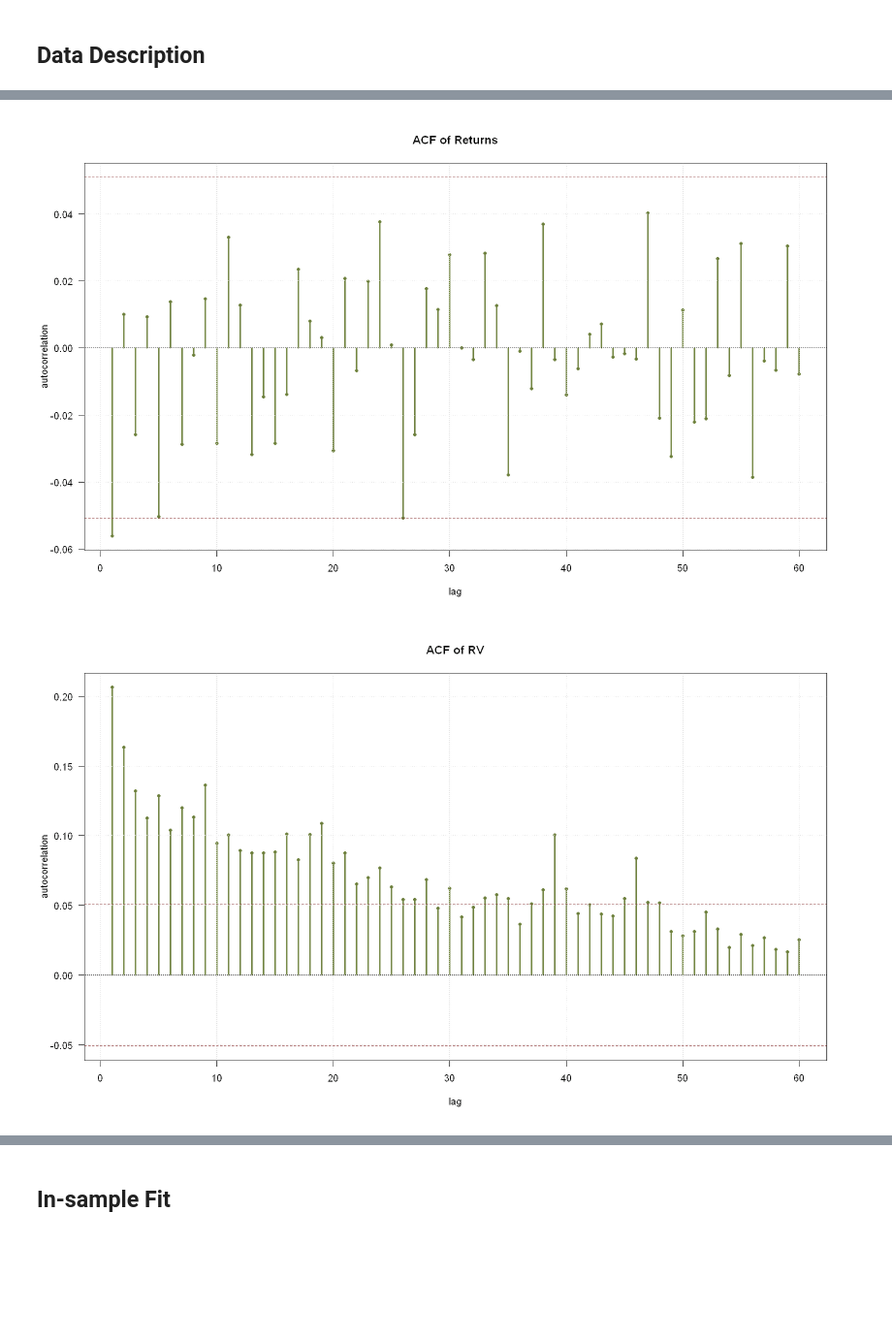
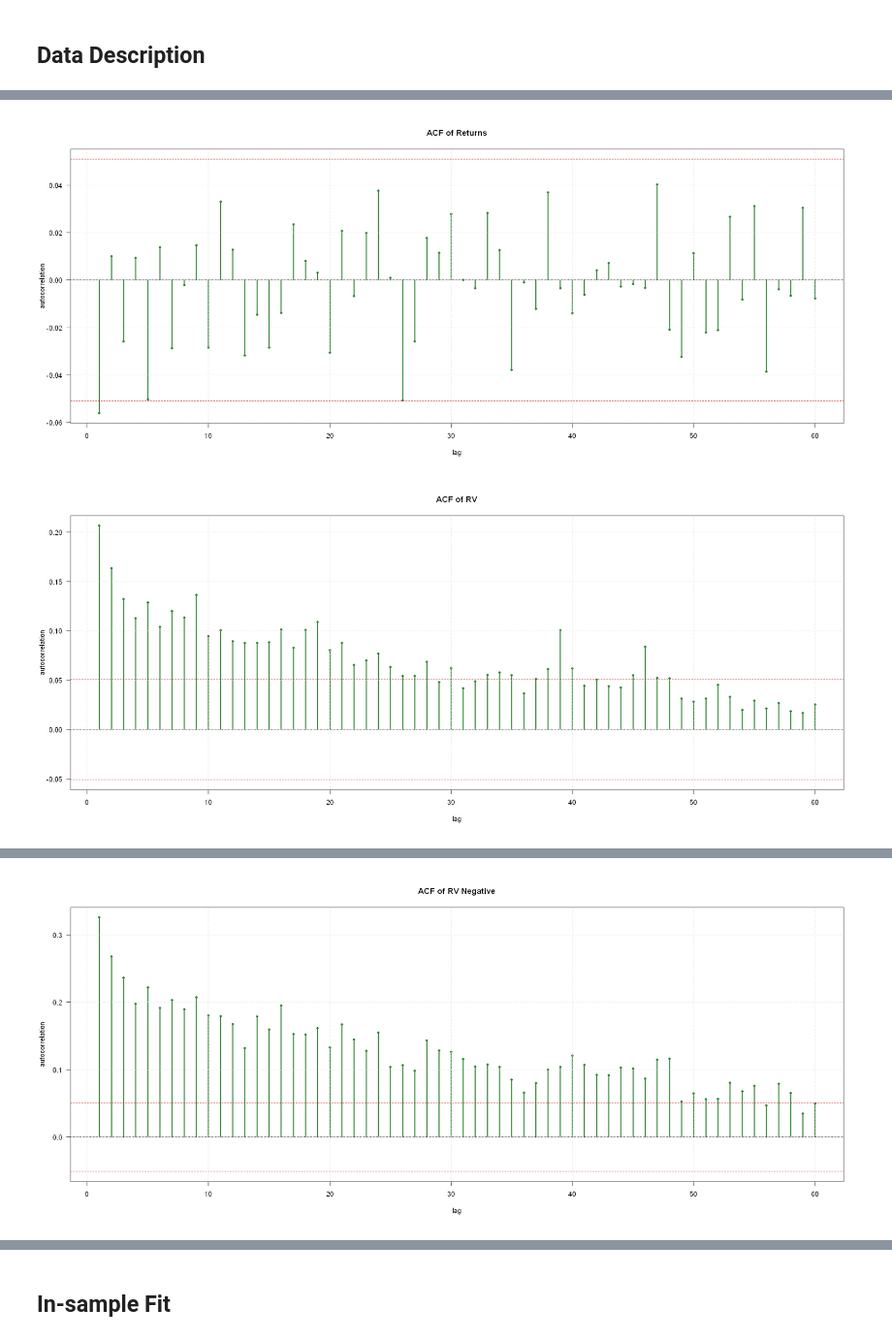
Before and after one commit to marketaondrejova/Finecox-final-project, a Jupyter notebook: Project.ipynb, the cells around one changed output, grey strips where cells are left out. Shown at 97% size. Drawn from its saved outputs; the diff is of its cells as text; code cells hidden in the pictures; blank space fills up the shorter version.

```diff
--- a/Project.ipynb
+++ b/Project.ipynb
@@ -12,14 +15,14 @@ library(modelsummary)
 # %%
 # color palette
 my_cols <- c(
-  navy   = "#3F5364",
-  red    = "#8B3A3A",
-  green  = "#6B7D3C",
-  purple = "#6A5A73",
-  brown  = "#8A6F4D",
-  ochre  = "#B08A3C",
-  gray   = "#6F6F6F",
-  black  = "#2F2F2F"
+  navy   = "#1F4E79",
+  red    = "#C00000",
+  green  = "#2E7D32",
+  purple = "#7030A0",
+  brown  = "#A65E2E",
+  ochre  = "#D9A300",
+  gray   = "#7F7F7F",
+  black  = "#000000"
 )
 # %%
 # helpers for plotting and table summaries ----
@@ -229,28 +256,11 @@ df <- data.frame(
   coredata(data20)
 )
 
-# add log RV
-df$logRV <- log(df$RV)
 
-# addlagged variables
-df$logRV_lag1 <- dplyr::lag(df$logRV, 1)
-
-df$logRV_week <- zoo::rollmean(dplyr::lag(df$logRV, 1),
-                               k = 5,
-                               align = "right",
-                               fill = NA)
-
-df$logRV_month <- zoo::rollmean(dplyr::lag(df$logRV, 1),
-                                k = 22,
-                                align = "right",
-                                fill = NA)
-df$RS_lag1 <- dplyr::lag(df$RS, 1)
-df$RK_lag1 <- dplyr::lag(df$RK, 1)
-
-# Make sure date is Date class
+# make sure date is Date class
 df$date <- as.Date(df$date)
 
-# Lag variables on RV scale
+# lag RV variables
 df$RV_lag1 <- dplyr::lag(df$RV, 1)
 
 df$RV_week <- zoo::rollmean(
@@ -267,7 +277,7 @@ df$RV_month <- zoo::rollmean(
   fill = NA
 )
 
-# Lagged semi-volatility components
+# Lagged semi-volatility variables
 df$RVp_lag1 <- dplyr::lag(df$RV_p, 1)
 df$RVn_lag1 <- dplyr::lag(df$RV_n, 1)
 
@@ -319,8 +333,11 @@ plot_ts(df$date, df$RK, main = "Realized Kurtosis", ylab = "RK")
 # %%
 # Autocorrelation functions ----
+cat("\nFigure 2: ACF of Key Variables\n\n")
+
 plot_acf(df$ret, main = "ACF of Returns", col = my_cols["green"])
 plot_acf(df$RV, main = "ACF of RV", col = my_cols["green"])
-plot_acf(df$logRV, main = "ACF of log RV", col = my_cols["green"])
+plot_acf(df$RV_p, main = "ACF of RV Positive", col = my_cols["green"])
+plot_acf(df$RV_n, main = "ACF of RV Negative", col = my_cols["green"])
 # %% [output]
-[figure, old version]
+[figure, new version]
-[figure, old version]
+[figure, new version]
@@ -328 +345,2 @@ plot_acf(df$logRV, main = "ACF of log RV", col = my_cols["green"])
+[figure, added]
 # %%
```
Also changed, not shown: parts of 20 cells of this notebook.
